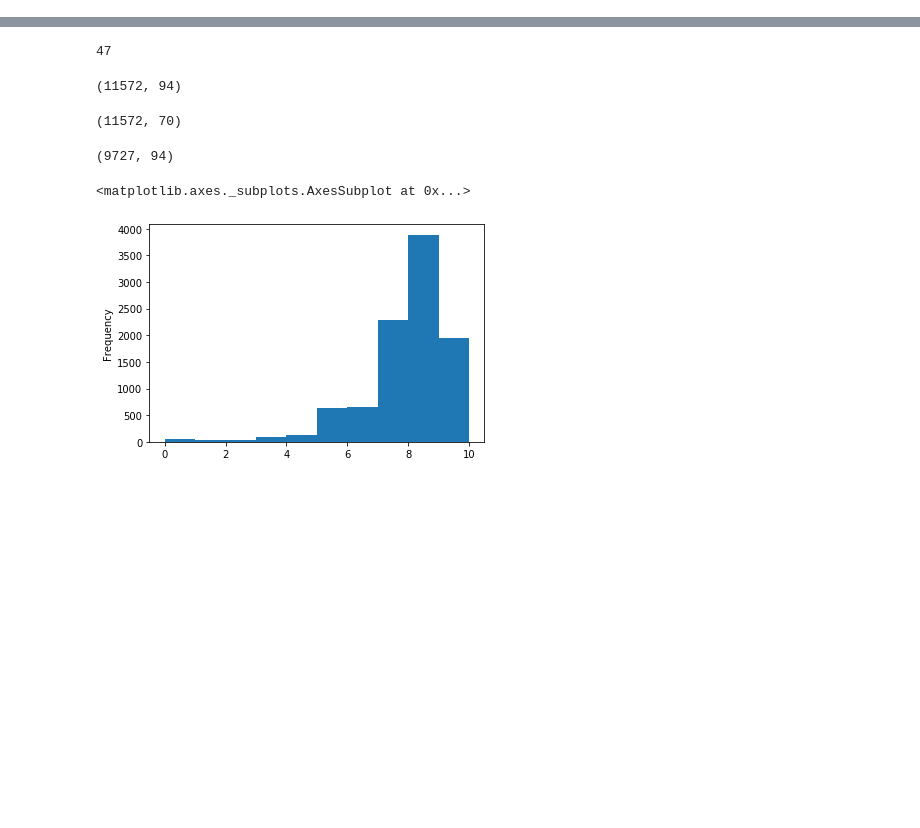
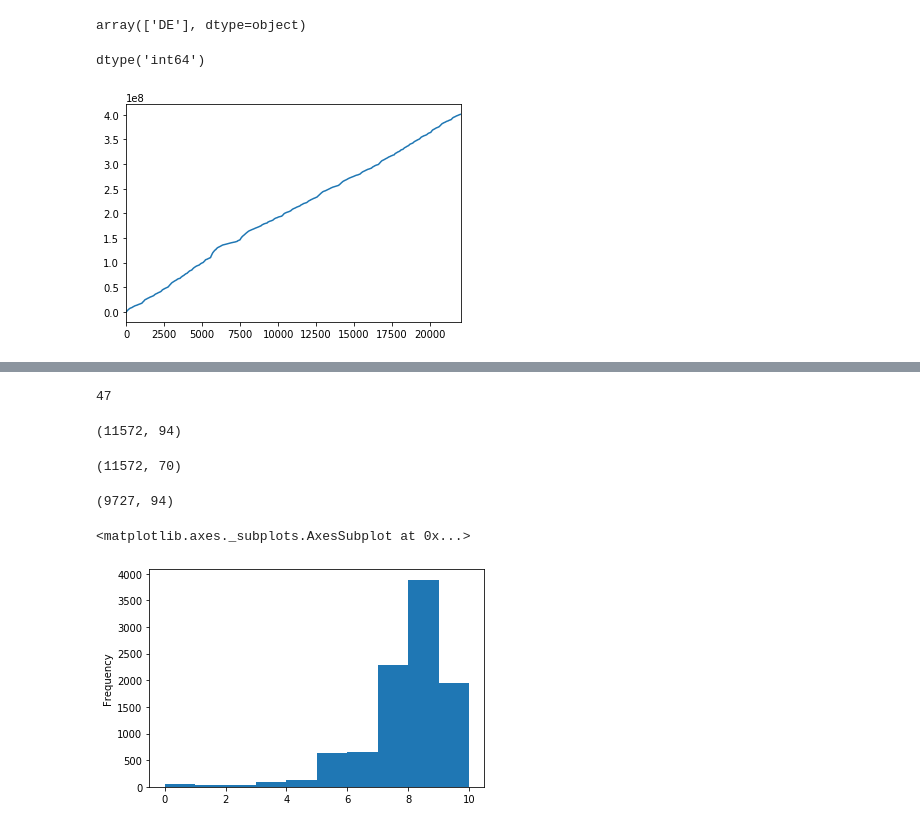
Before and after one commit to ta-data-lis/final-project, a Jupyter notebook: your-project/code.ipynb, the cells around one changed output, grey strips where cells are left out. Drawn from its saved outputs; the diff is of its cells as text; code cells hidden in the pictures; blank space fills up the shorter version.

Commit message:
Data Cleaning PB, PE, PL

```diff
--- a/your-project/code.ipynb
+++ b/your-project/code.ipynb
@@ -49,0 +229,2 @@ data=data.dropna(thresh=len(data) - 1000, axis=1)
+# %%
+ppp = pd.read_csv("./data/DE_2013p_EUSILC.csv")
@@ -49,0 +246,4 @@ data=data.dropna(thresh=len(data) - 1000, axis=1)
+# %%
+## Drop columns with more than 20% nans
+ppp=ppp.dropna(thresh=len(ppp)*0.8, axis=1)
+ppp.shape
@@ -49,0 +377,3 @@ data=data.dropna(thresh=len(data) - 1000, axis=1)
+# %%
+ppp = ppp.rename(columns=columnnames)
+ppp.columns
@@ -49,0 +398,7 @@ data=data.dropna(thresh=len(data) - 1000, axis=1)
+# %%
+### drop columns because not interested
+
+columnstodrop=['PB040: PERSONAL CROSS-SECTIONAL WEIGHT', 'PB100: MONTH OF THE PERSONAL INTERVIEW',
+               'PB110: YEAR OF THE PERSONAL INTERVIEW','PB120: MINUTES TO COMPLETE THE PERSONAL QUESTIONNAIRE']
+
+ppp.drop(columnstodrop, axis=1, inplace=True)
@@ -49,0 +443,19 @@ data=data.dropna(thresh=len(data) - 1000, axis=1)
+# %%
+# ['PB020: COUNTRY']
+ppp['PB020: COUNTRY'].unique()
+### --> 1 unique value (DE); ok, keep at the moment, in case i add another country
+# %% [output]
+array(['DE'], dtype=object)
+# %%
+# ['PB030: PERSONAL ID']
+# values should be unique
+ppp = ppp.drop_duplicates(subset="PB030: PERSONAL ID")
+ppp.shape
+# no duplicates
+
+ppp["PB030: PERSONAL ID"].plot.line()
+
+ppp["PB030: PERSONAL ID"].dtype
+# %% [output]
+dtype('int64')
+[figure, added]
```
Also changed, not shown: parts of 90 cells of this notebook, 5 other files.
